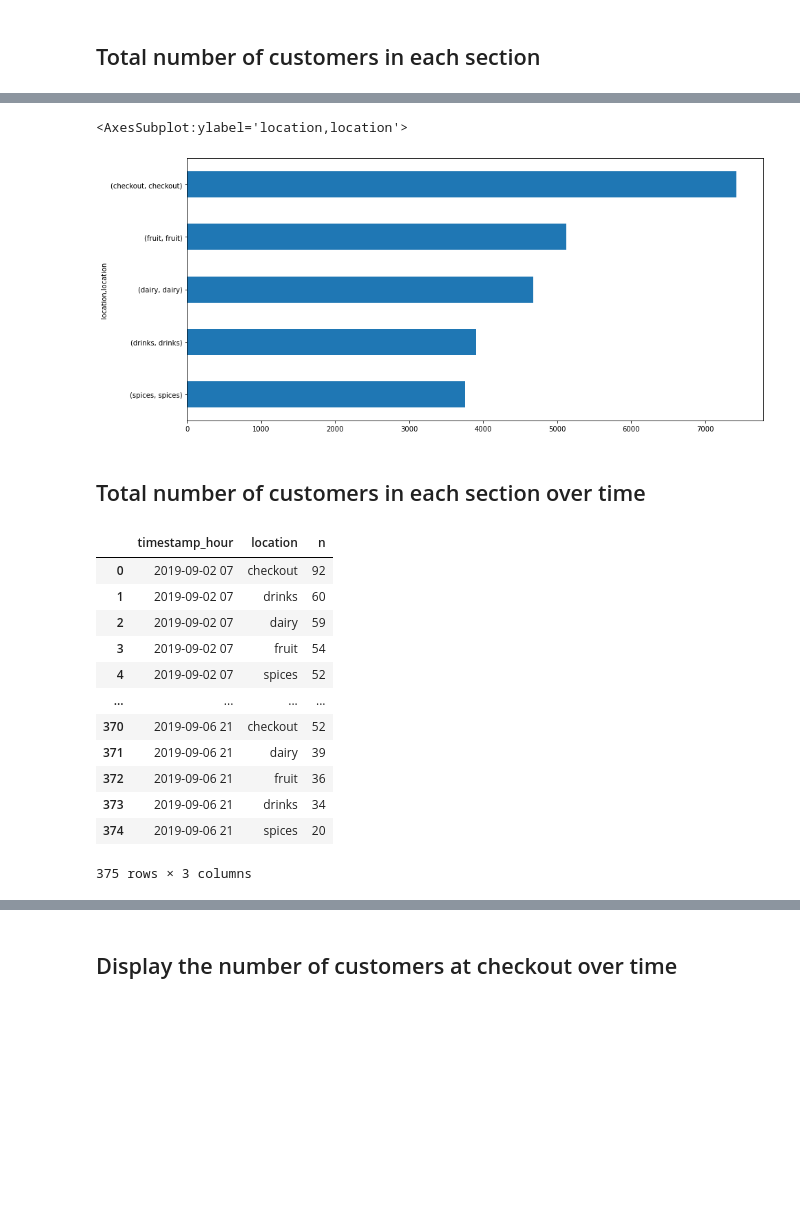
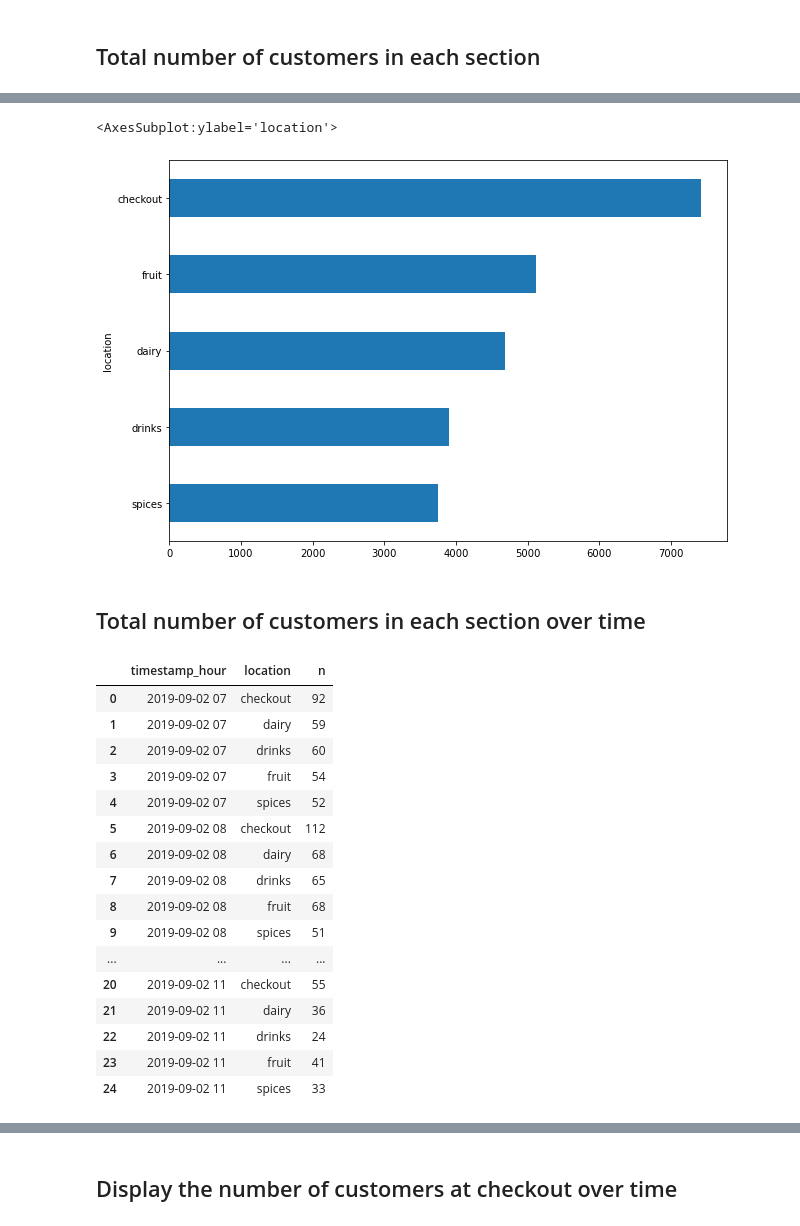
Before and after one commit to the-Hull/p045_spiced_projects, a Jupyter notebook: 08_week/02_project/01_exploration.ipynb, the cells around one changed output, grey strips where cells are left out. Drawn from its saved outputs; the diff is of its cells as text; code cells hidden in the pictures; blank space fills up the shorter version.

```diff
--- a/08_week/02_project/01_exploration.ipynb
+++ b/08_week/02_project/01_exploration.ipynb
@@ -1,6 +1,9 @@
 # %%
 import os, re, pandas as pd
 import matplotlib.pyplot as plt
+import seaborn as sns
+
+plt.rcParams['figure.figsize'] = (10,7)
 # %% [markdown]
 ## Goals
 # %% [markdown]
@@ -61,7 +74,7 @@ Name: timestamp, Length: 24877, dtype: int64
 # %%
-cust.groupby('location').location.value_counts().sort_values().plot.barh()
+cust.groupby('location').location.size().sort_values().plot.barh()
 # %% [output]
-<AxesSubplot:ylabel='location,location'>
+<AxesSubplot:ylabel='location'>
-[figure, old version]
+[figure, new version]
 # %% [markdown]
 ## Total number of customers in each section over time
@@ -74,16 +85,20 @@ counts_over_time = pd.DataFrame(cust.groupby(['timestamp_hour']).aggregate(n = (
 # %%
-counts_over_time
+counts_over_time.head(25)
 # %% [output]
 |  | timestamp_hour | location | n |
 | 0 | 2019-09-02 07 | checkout | 92 |
-| 1 | 2019-09-02 07 | drinks | 60 |
-| 2 | 2019-09-02 07 | dairy | 59 |
+| 1 | 2019-09-02 07 | dairy | 59 |
+| 2 | 2019-09-02 07 | drinks | 60 |
 | 3 | 2019-09-02 07 | fruit | 54 |
 | 4 | 2019-09-02 07 | spices | 52 |
+| 5 | 2019-09-02 08 | checkout | 112 |
+| 6 | 2019-09-02 08 | dairy | 68 |
+| 7 | 2019-09-02 08 | drinks | 65 |
+| 8 | 2019-09-02 08 | fruit | 68 |
+| 9 | 2019-09-02 08 | spices | 51 |
 | ... | ... | ... | ... |
-| 370 | 2019-09-06 21 | checkout | 52 |
-| 371 | 2019-09-06 21 | dairy | 39 |
-| 372 | 2019-09-06 21 | fruit | 36 |
-| 373 | 2019-09-06 21 | drinks | 34 |
-| 374 | 2019-09-06 21 | spices | 20 |
+| 20 | 2019-09-02 11 | checkout | 55 |
+| 21 | 2019-09-02 11 | dairy | 36 |
+| 22 | 2019-09-02 11 | drinks | 24 |
+| 23 | 2019-09-02 11 | fruit | 41 |
+| 24 | 2019-09-02 11 | spices | 33 |
-375 rows × 3 columns
```
Also changed, not shown: parts of 9 cells of this notebook.
